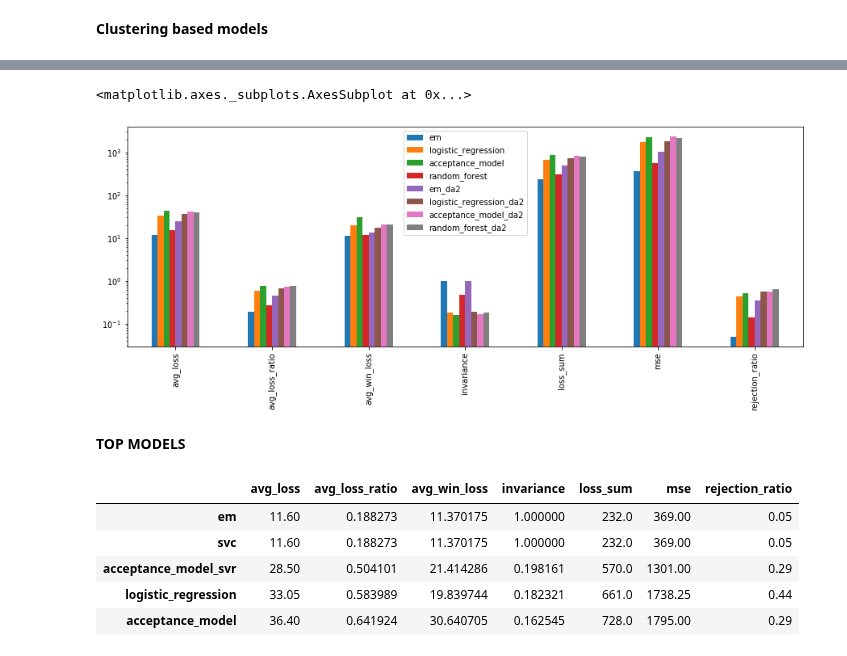
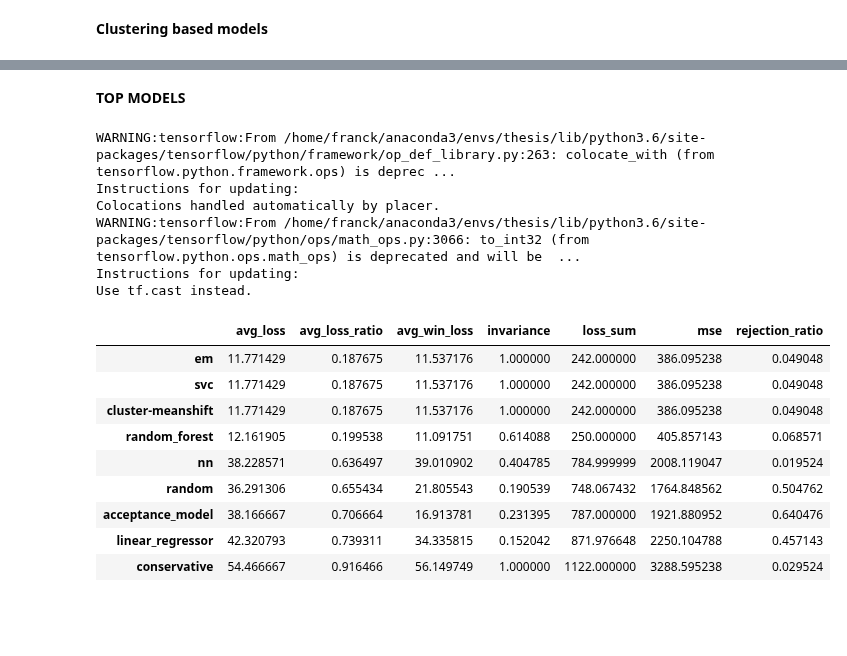
Before and after one commit to afranck64/ultimatum, a Jupyter notebook: notebooks/Benchmark.ipynb, the cells around one changed output, grey strips where cells are left out. Cells and saved outputs as stored; diff of their text form; code cells hidden in the pictures; blank space fills up the shorter version.

```diff
--- a/notebooks/Benchmark.ipynb
+++ b/notebooks/Benchmark.ipynb
@@ -6,25 +6,29 @@ import sys
 module_path = os.path.abspath(os.path.join('..'))
 if module_path not in sys.path:
     sys.path.append(module_path)
+# Suppress warnings
+import warnings
+warnings.filterwarnings('ignore')
 
+import numpy as np
+RND_SEED = 6
+np.random.seed(RND_SEED)
 import pandas as pd
 %matplotlib inline
 import matplotlib.pyplot as plt
-import numpy as np
 from IPython.display import display
 from sklearn.model_selection import train_test_split
 from sklearn.metrics import r2_score
 import seaborn as sb
-
 from core.utils.preprocessing import df_to_xy
 
-# Read and sanitize the data
-#df = pd.read_excel("../data/t00/data.xls")
+
+TREATMENT = "t00"
 
 # Read and sanitize the data
-df = pd.read_csv("../data/t00/data_t00.csv")
+df = pd.read_csv(f"../data/{TREATMENT}/export/result__{TREATMENT}_prop.csv")
 df_full = df.copy()
-drop_cols = ["worker_id", "resp_worker_id", "prop_worker_id", "updated", "status", "job_id", "status", "timestamp", "rowid", "offer_dss", "offer", "offer_final"]
+drop_cols = ["worker_id", "resp_worker_id", "prop_worker_id", "updated", "status", "job_id", "status", "timestamp", "rowid", "offer_dss", "offer", "offer_final", "completion_code"]
 df = df[[col for col in df.columns if col not in drop_cols]]
 df = df.dropna()
 
@@ -34,5 +38,3 @@ x, y = df_to_xy(df, fuse_risk=False, centered=False)
 ## Linear regression (continuous dataset)
 # %% [markdown]
 **Accuracy / Loss - For model comparison**
-# %%
-MAX_GAIN = 100
@@ -218,38 +89,41 @@ results_df
-# %%
-df_results_mean = pd.DataFrame(results_mean)
-df_results_std = pd.DataFrame(results_std)
-df_results_mean.plot.bar(logy=True, figsize=(15, 5))
-# %% [output]
-<matplotlib.axes._subplots.AxesSubplot at 0x...>
-[figure, removed]
 # %% [markdown]
 **TOP MODELS**
 # %%
-from sklearn.svm import SVR
 benchmark_models = {
-    'em': EMModel(),
-    'logistic_regression': LogisticRegression(penalty='l1', solver='liblinear', multi_class='auto'),
-    'svc': SVC(gamma='auto'),
-    'acceptance_model': AcceptanceModel(step=10, zero_one=True),
-    'acceptance_model_svr': AcceptanceModel(SVR(gamma='auto', kernel='poly', degree=1), step=10, zero_one=True),
-
-    # Classification
-    #"random_forest": RandomForestClassifier(min_samples_leaf=5),#max_depth=3, random_state=0, n_estimators=10),
+    "random": RandomModel(MAX_GAIN),
+    "conservative": ConservativeModel(MAX_GAIN),
+    "em": EMModel(MAX_GAIN),
+    "svc": SVC(gamma='auto'),
+    "cluster-meanshift": ClusterExtModel(base_model="meanshift"),
+    "linear_regressor": LinearRegression(copy_X=False),
+    "nn": KerasModel(no_hidden_layer=False, epochs=500),
+    'acceptance_model': AcceptanceModel(SVC(gamma='auto')),
+    "random_forest": RandomForestClassifier(n_estimators=100, min_samples_leaf=5),
 }
 
 results = dict()
 
-results = process_benchmarks(benchmark_models, x, y.ravel(), augment_data=None)
+results = process_benchmarks(benchmark_models, x, y.ravel(), augment_data=[None])
 
 results_mean = {key: item.mean() for key, item in results.items()}
 results_std = {key: item.std() for key, item in results.items()}
 results_df = pd.DataFrame(results_mean).T
 results_df.sort_values("avg_loss_ratio", inplace=True)
 results_df
 # %% [output]
+WARNING:tensorflow:From /home/franck/anaconda3/envs/thesis/lib/python3.6/site-packages/tensorflow/python/framework/op_def_library.py:263: colocate_with (from tensorflow.python.framework.ops) is deprec ...
+Instructions for updating:
+Colocations handled automatically by placer.
+WARNING:tensorflow:From /home/franck/anaconda3/envs/thesis/lib/python3.6/site-packages/tensorflow/python/ops/math_ops.py:3066: to_int32 (from tensorflow.python.ops.math_ops) is deprecated and will be  ...
+Instructions for updating:
+Use tf.cast instead.
 |  | avg_loss | avg_loss_ratio | avg_win_loss | invariance | loss_sum | mse | rejection_ratio |
-| em | 11.60 | 0.188273 | 11.370175 | 1.000000 | 232.0 | 369.00 | 0.05 |
-| svc | 11.60 | 0.188273 | 11.370175 | 1.000000 | 232.0 | 369.00 | 0.05 |
-| acceptance_model_svr | 28.50 | 0.504101 | 21.414286 | 0.198161 | 570.0 | 1301.00 | 0.29 |
-| logistic_regression | 33.05 | 0.583989 | 19.839744 | 0.182321 | 661.0 | 1738.25 | 0.44 |
-| acceptance_model | 36.40 | 0.641924 | 30.640705 | 0.162545 | 728.0 | 1795.00 | 0.29 |
+| em | 11.771429 | 0.187675 | 11.537176 | 1.000000 | 242.000000 | 386.095238 | 0.049048 |
+| svc | 11.771429 | 0.187675 | 11.537176 | 1.000000 | 242.000000 | 386.095238 | 0.049048 |
+| cluster-meanshift | 11.771429 | 0.187675 | 11.537176 | 1.000000 | 242.000000 | 386.095238 | 0.049048 |
+| random_forest | 12.161905 | 0.199538 | 11.091751 | 0.614088 | 250.000000 | 405.857143 | 0.068571 |
+| nn | 38.228571 | 0.636497 | 39.010902 | 0.404785 | 784.999999 | 2008.119047 | 0.019524 |
+| random | 36.291306 | 0.655434 | 21.805543 | 0.190539 | 748.067432 | 1764.848562 | 0.504762 |
+| acceptance_model | 38.166667 | 0.706664 | 16.913781 | 0.231395 | 787.000000 | 1921.880952 | 0.640476 |
+| linear_regressor | 42.320793 | 0.739311 | 34.335815 | 0.152042 | 871.976648 | 2250.104788 | 0.457143 |
+| conservative | 54.466667 | 0.916466 | 56.149749 | 1.000000 | 1122.000000 | 3288.595238 | 0.029524 |
```
Also changed, not shown: parts of 20 cells of this notebook, 9 other files.
